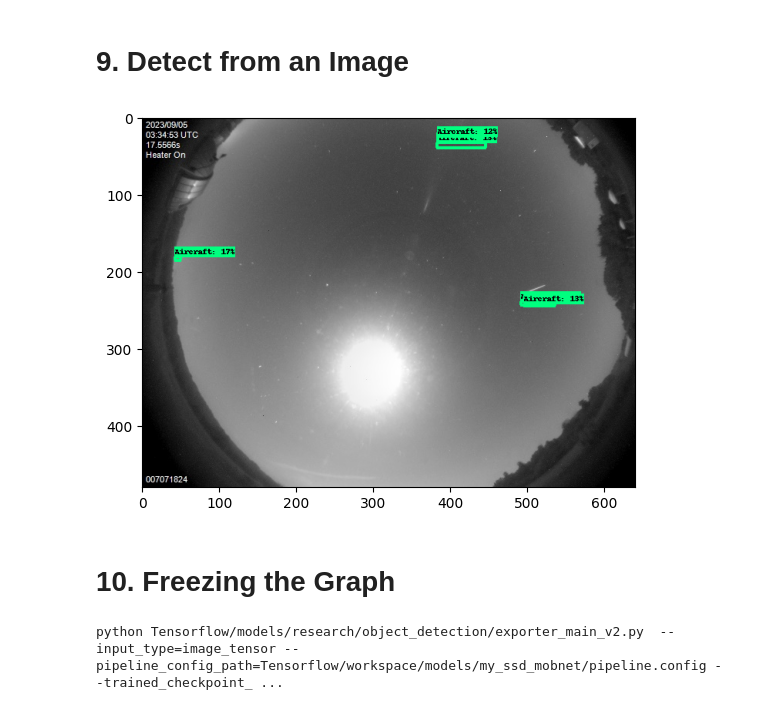
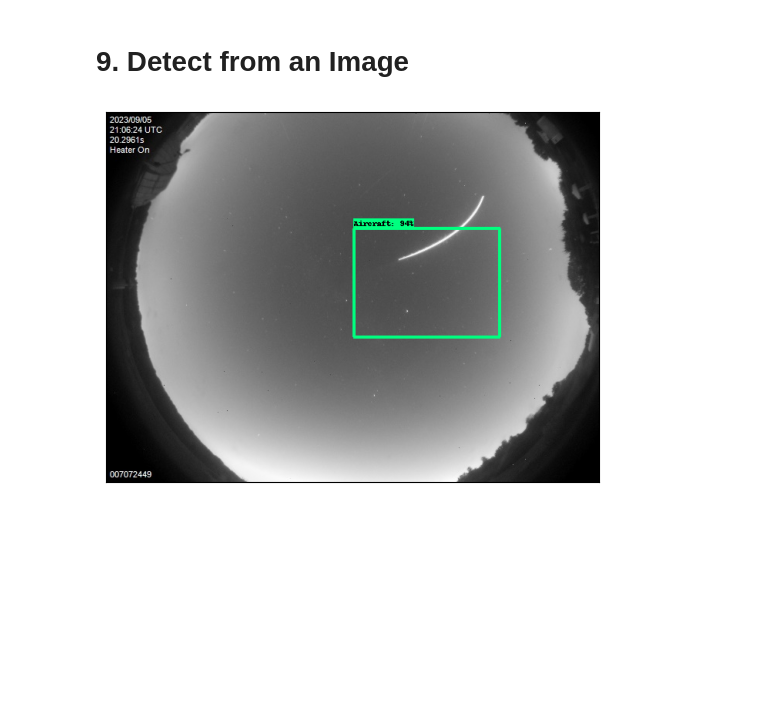
Before and after one commit to IamJk28/aircraftgit, a Jupyter notebook: Aircraft_Model_Training_Detection.ipynb, the cells around one changed output. Saved outputs shown, nothing was run; the diff lists cells and outputs as text; code cells hidden in the pictures; blank space fills up the shorter version.

```diff
--- a/Aircraft_Model_Training_Detection.ipynb
+++ b/Aircraft_Model_Training_Detection.ipynb
@@ -420,41 +429,42 @@ from matplotlib import pyplot as plt
 # %%
 category_index = label_map_util.create_category_index_from_labelmap(files['LABELMAP'])
 # %%
-IMAGE_PATH = '/content/Tensorflow/workspace/images/train/0a5826d1-AllSkyImage007071824.JPG'
+IMAGE_PATH = '/content/Tensorflow/workspace/images/test/193fdd88-98c14433-AllSkyImage007072449.JPG'
 # %%
 tf.config.run_functions_eagerly(True)
 # %%
 img = cv2.imread(IMAGE_PATH)
 image_np = np.array(img)
 
 input_tensor = tf.convert_to_tensor(np.expand_dims(image_np, 0), dtype=tf.float32)
 detections = detect_fn(input_tensor)
 
 num_detections = int(detections.pop('num_detections'))
 detections = {key: value[0, :num_detections].numpy()
               for key, value in detections.items()}
 detections['num_detections'] = num_detections
 
 # detection_classes should be ints.
 detections['detection_classes'] = detections['detection_classes'].astype(np.int64)
 
 label_id_offset = 1
 image_np_with_detections = image_np.copy()
 
+plt.xticks([])
+plt.yticks([])
+
 viz_utils.visualize_boxes_and_labels_on_image_array(
             image_np_with_detections,
             detections['detection_boxes'],
             detections['detection_classes']+label_id_offset,
             detections['detection_scores'],
             category_index,
             use_normalized_coordinates=True,
             max_boxes_to_draw=5,
-            min_score_thresh=.01 ,  #edit
+            min_score_thresh=.5 ,  #edit
             agnostic_mode=False)
 
 plt.imshow(cv2.cvtColor(image_np_with_detections, cv2.COLOR_BGR2RGB))
 plt.show()
 # %% [output]
-[figure, old version]
+[figure, new version]
-# %% [markdown]
-# 10. Freezing the Graph
@@ -465,4 +470,0 @@ command = "python {} --input_type=image_tensor --pipeline_config_path={} --train
-# %%
-print(command)
-# %% [output]
-python Tensorflow/models/research/object_detection/exporter_main_v2.py  --input_type=image_tensor --pipeline_config_path=Tensorflow/workspace/models/my_ssd_mobnet/pipeline.config --trained_checkpoint_ ...
```
Also changed, not shown: parts of 21 cells of this notebook.
